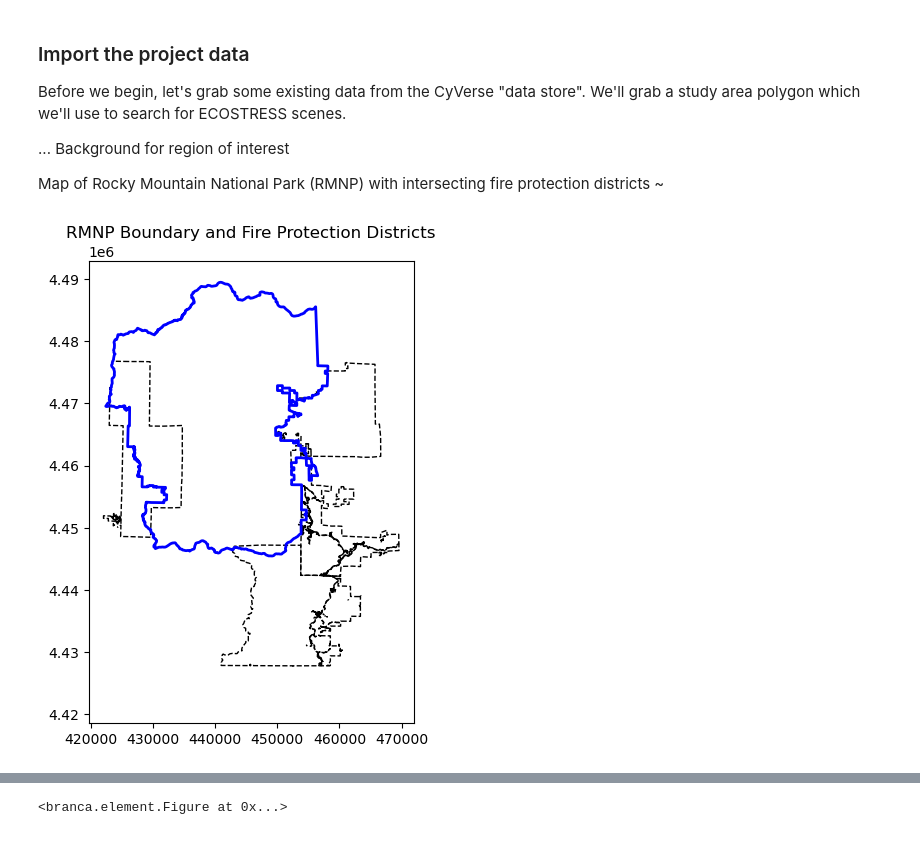
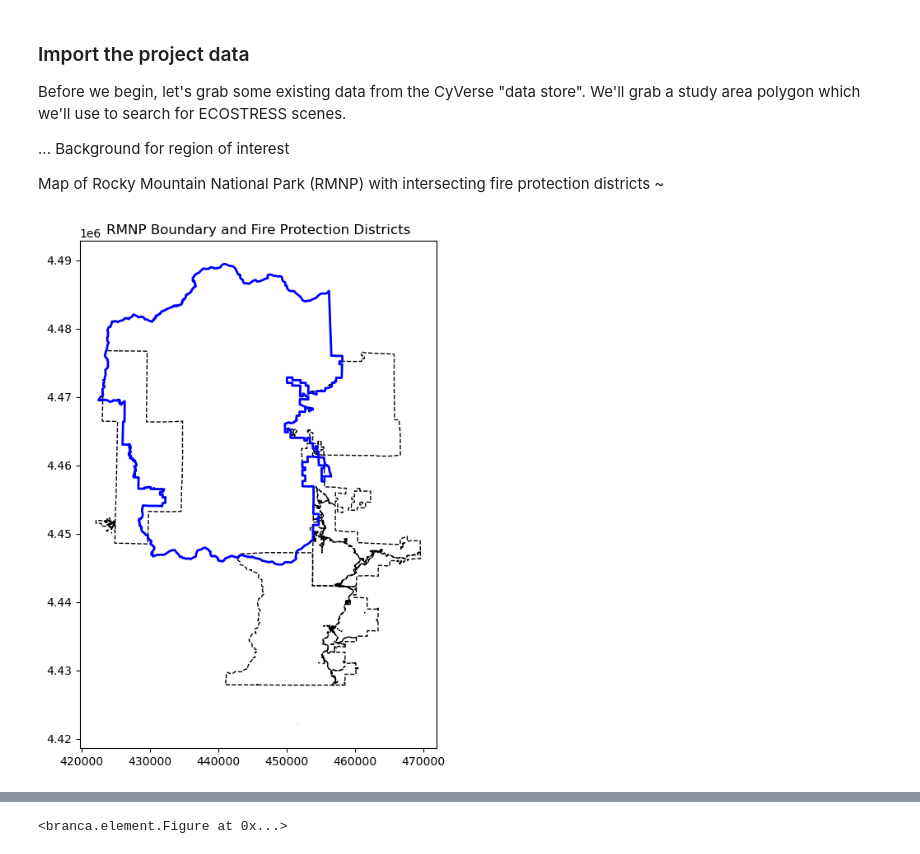
Before and after one commit to CU-ESIIL/HYR-SENSE, a Jupyter notebook: notebooks/drought_fire_risk/0_Search_Download_Scenes.ipynb, the cells around one changed output, grey strips where cells are left out. Cells and saved outputs as stored; diff of their text form; code cells hidden in the pictures.

```diff
--- a/notebooks/drought_fire_risk/0_Search_Download_Scenes.ipynb
+++ b/notebooks/drought_fire_risk/0_Search_Download_Scenes.ipynb
@@ -16,6 +16,7 @@ import warnings
 import folium.plugins
 import pandas as pd
 import geopandas as gpd
+import rasterio as rio
 import math
 
 from branca.element import Figure
@@ -28,7 +29,7 @@ from matplotlib import pyplot as plt
 
 # Projection information
 geog = 'EPSG:4326'  # Geographic projection
-proj = 'EPSG:32613'  # Projected coordinate system- WGS 84 NAD83 UTM Zone 13N
+prj = 'EPSG:32613'  # Projected coordinate system- WGS 84 NAD83 UTM Zone 13N
 
 # File path information
 datadir = '/data-store/iplant/home/shared/esiil/HYR_SENSE/'
@@ -107,22 +121,22 @@ Map of Rocky Mountain National Park (RMNP) with intersecting fire protection dis
 # %%
 # Read in the RMNP boundary as a GeoJSON using the Python package GeoPandas
 romo = gpd.read_file(os.path.join(datadir, 'data/Drought-FireRisk/NPS_ROMO_Boundary.geojson'))
-romo = romo.to_crs(proj) # project CRS
+romo = romo.to_crs(prj) # project CRS
 
 # Also bring in the Colorado Fire Protection Districts and intersect with the RMNP boundary
 fpd = gpd.read_file(os.path.join(datadir, 'data/Drought-FireRisk/CO_Fire_Protection_Districts.geojson'))
-fpd = fpd.to_crs(romo.crs) # make sure the projections match
+fpd = fpd.to_crs(prj) # make sure the projections match
 fpd_romo = fpd[fpd.intersects(romo.unary_union)] # Perform the spatial intersection
 
 # Create a map of RMNP and adjacent FPD
-fig, ax = plt.subplots(1, 1, figsize=(6, 6))
+fig, ax = plt.subplots(1, 1, figsize=(8, 8))
 # Plot the intersecting Fire Protection Districts
 fpd_romo.plot(ax=ax, color='none', edgecolor='black', linewidth=1, linestyle='--', label='Intersecting Districts')
 # Plot the RMNP boundary
 romo.plot(ax=ax, color='none', edgecolor='blue', linewidth=2, label='RMNP Boundary')
 # Add legend and title
 plt.title('RMNP Boundary and Fire Protection Districts')
 plt.show()
 # %% [output]
-[figure, old version]
+[figure, new version]
 # %% [markdown]
```
Also changed, not shown: parts of 11 cells of this notebook.
